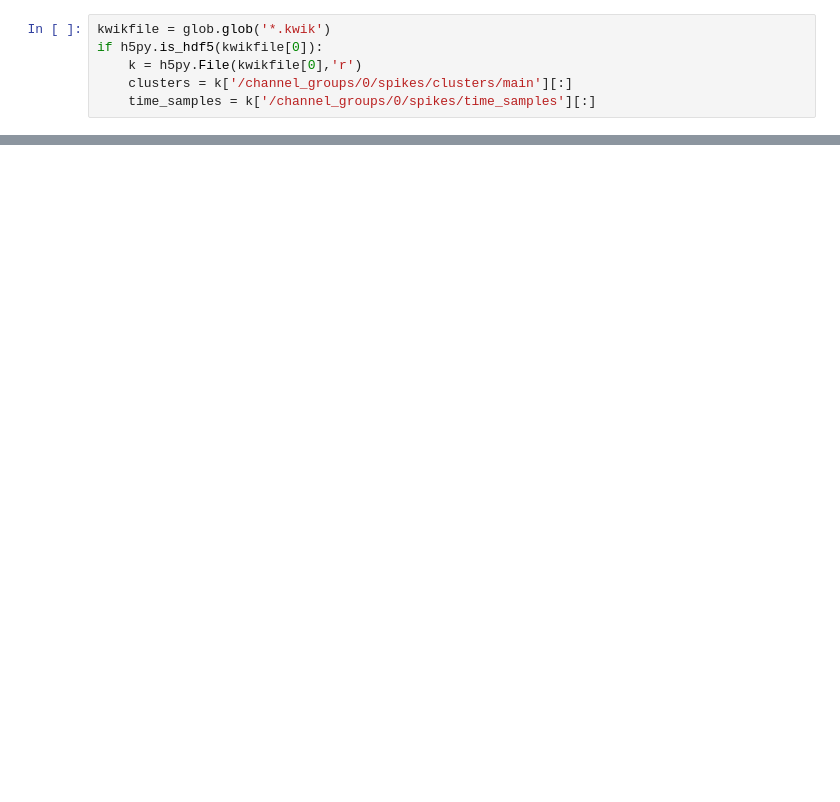
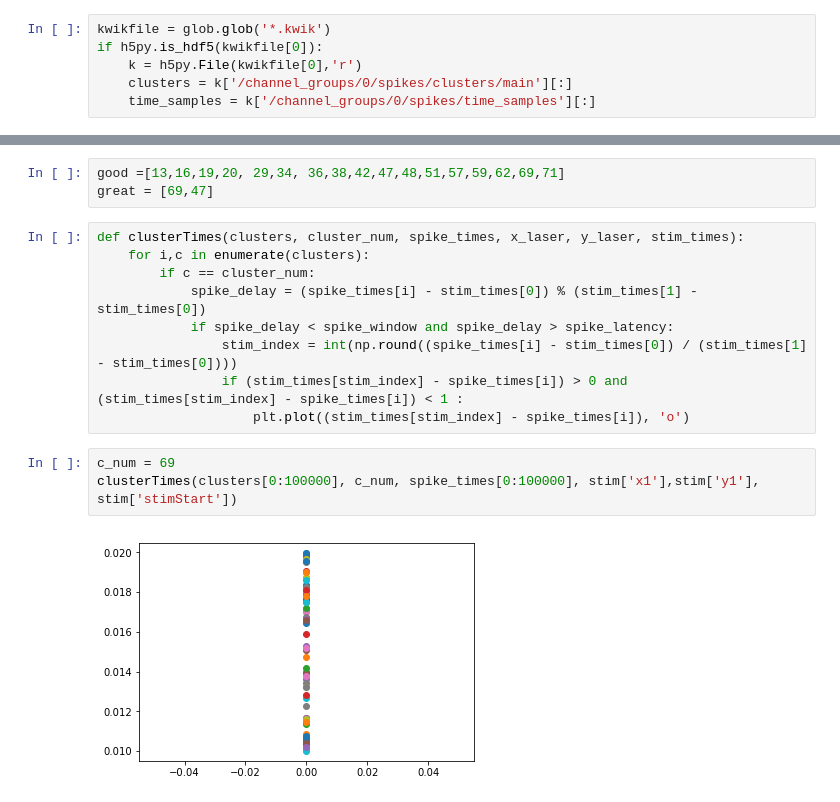
Before and after one commit to peltonen/kwik-tools, a Jupyter notebook: KwikFileRasters.ipynb, the cells around one changed output, grey strips where cells are left out. Saved outputs shown, nothing was run; the diff lists cells and outputs as text; blank space fills up the shorter version.

```diff
--- a/KwikFileRasters.ipynb
+++ b/KwikFileRasters.ipynb
@@ -40,0 +87,17 @@ plt.plot(np.linspace(0, len(time_samples[lsample:rsample])/(20000.0 / 60.0), num
+# %%
+good =[13,16,19,20, 29,34, 36,38,42,47,48,51,57,59,62,69,71]
+great = [69,47]
+# %%
+def clusterTimes(clusters, cluster_num, spike_times, x_laser, y_laser, stim_times):
+    for i,c in enumerate(clusters):
+        if c == cluster_num:
+            spike_delay = (spike_times[i] - stim_times[0]) % (stim_times[1] - stim_times[0])
+            if spike_delay < spike_window and spike_delay > spike_latency:
+                stim_index = int(np.round((spike_times[i] - stim_times[0]) / (stim_times[1] - stim_times[0])))
+                if (stim_times[stim_index] - spike_times[i]) > 0 and (stim_times[stim_index] - spike_times[i]) < 1 :
+                    plt.plot((stim_times[stim_index] - spike_times[i]), 'o')
+# %%
+c_num = 69
+clusterTimes(clusters[0:100000], c_num, spike_times[0:100000], stim['x1'],stim['y1'], stim['stimStart'])
+# %% [output]
+[figure, added]
```
Also changed, not shown: parts of 15 cells of this notebook, 1 other file.
